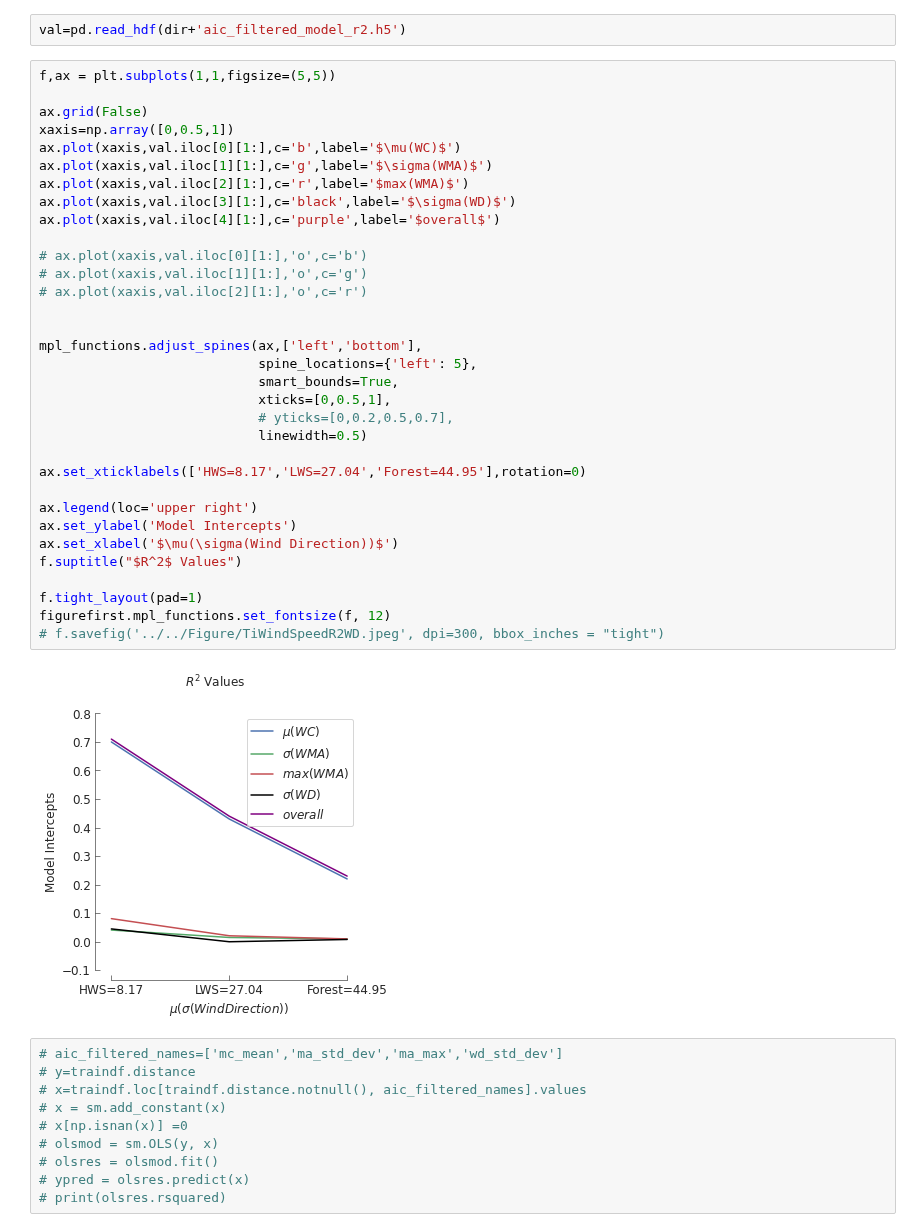
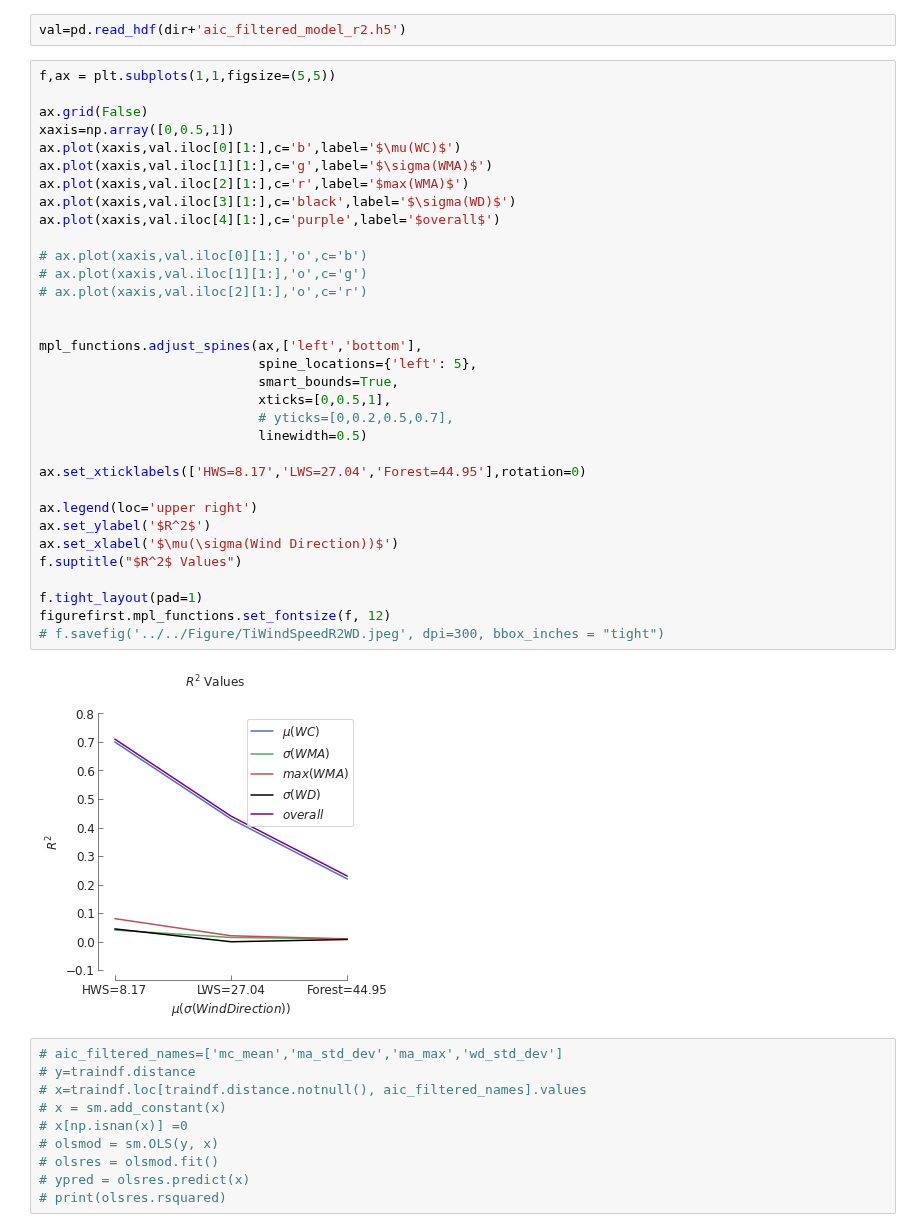
Before and after one commit to arunavanag591/odor_analysis, a Jupyter notebook: data_exploration/dataClassification.ipynb, the cells around one changed output. Saved outputs shown, nothing was run; the diff lists cells and outputs as text.

```diff
--- a/data_exploration/dataClassification.ipynb
+++ b/data_exploration/dataClassification.ipynb
@@ -329,35 +318,35 @@ f,ax = plt.subplots(1,1,figsize=(5,5))
 ax.grid(False)
 xaxis=np.array([0,0.5,1])
 ax.plot(xaxis,val.iloc[0][1:],c='b',label='$\mu(WC)$')
 ax.plot(xaxis,val.iloc[1][1:],c='g',label='$\sigma(WMA)$')
 ax.plot(xaxis,val.iloc[2][1:],c='r',label='$max(WMA)$')
 ax.plot(xaxis,val.iloc[3][1:],c='black',label='$\sigma(WD)$')
 ax.plot(xaxis,val.iloc[4][1:],c='purple',label='$overall$')
 
 # ax.plot(xaxis,val.iloc[0][1:],'o',c='b')
 # ax.plot(xaxis,val.iloc[1][1:],'o',c='g')
 # ax.plot(xaxis,val.iloc[2][1:],'o',c='r')
 
 
 mpl_functions.adjust_spines(ax,['left','bottom'],
                             spine_locations={'left': 5},
                             smart_bounds=True,
                             xticks=[0,0.5,1],
                             # yticks=[0,0.2,0.5,0.7],
                             linewidth=0.5)
 
 ax.set_xticklabels(['HWS=8.17','LWS=27.04','Forest=44.95'],rotation=0)
 
 ax.legend(loc='upper right')
-ax.set_ylabel('Model Intercepts')
+ax.set_ylabel('$R^2$')
 ax.set_xlabel('$\mu(\sigma(Wind Direction))$')
 f.suptitle("$R^2$ Values")
 
 f.tight_layout(pad=1)
 figurefirst.mpl_functions.set_fontsize(f, 12)
 # f.savefig('../../Figure/TiWindSpeedR2WD.jpeg', dpi=300, bbox_inches = "tight")
 # %% [output]
-[figure, old version]
+[figure, new version]
 # %%
 # aic_filtered_names=['mc_mean','ma_std_dev','ma_max','wd_std_dev']
 # y=traindf.distance
```
Also changed, not shown: parts of 4 cells of this notebook, 4 other files.
